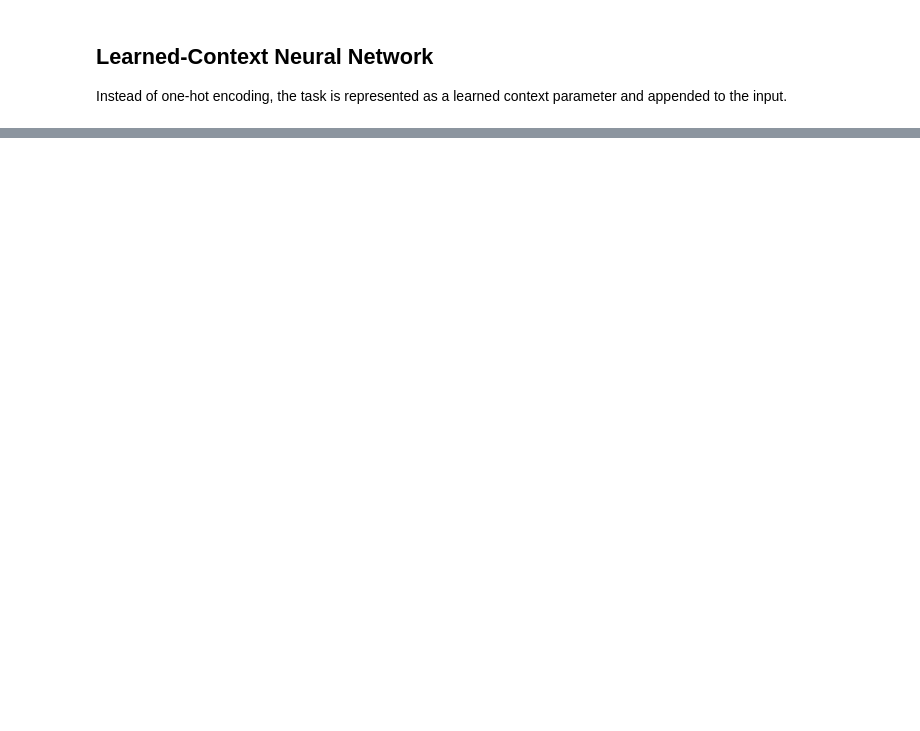
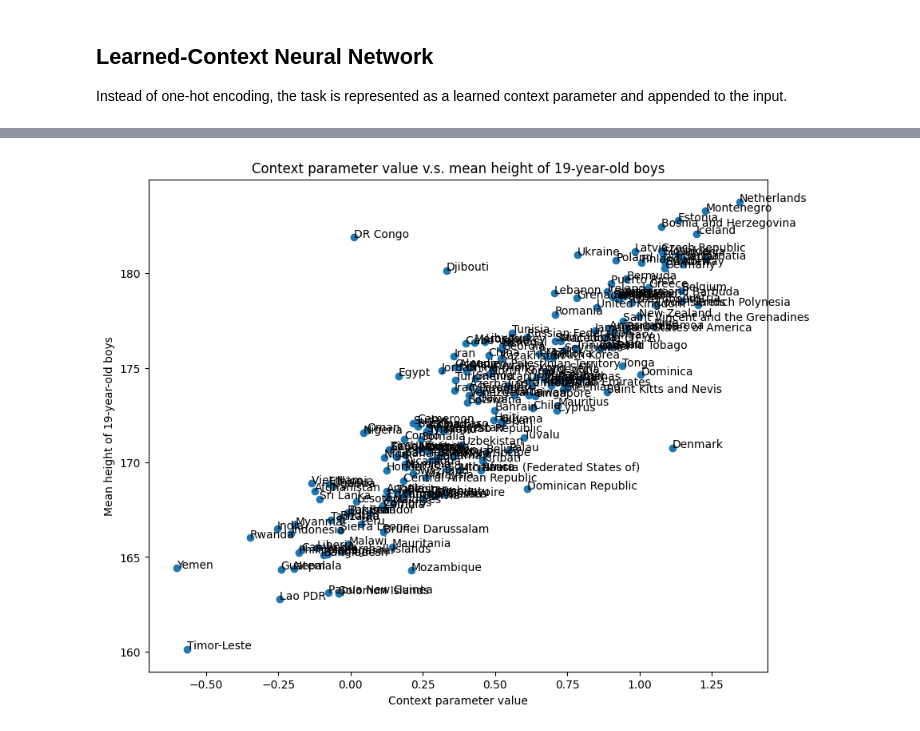
Before and after one commit to alyssa-lee/learned-context-neural-networks, a Jupyter notebook: story.ipynb, the cells around one changed output, grey strips where cells are left out. Drawn from its saved outputs; the diff is of its cells as text; code cells hidden in the pictures; blank space fills up the shorter version.

```diff
--- a/story.ipynb
+++ b/story.ipynb
@@ -165,0 +203,20 @@ RMSD: 0.8091652734694058
+# %%
+model_1d_context = LearnedContextNN(dim_in=3, dim_out=1, dim_hidden=300, n_hidden=3, dim_context=1, n_context=200).to(device)
+loss_fn = nn.MSELoss()
+optimizer = torch.optim.SGD(model_1d_context.parameters(), lr=1e-3)
+
+full_dataset = ContextSensitiveHeightDataset()
+
+training_data, test_data = torch.utils.data.random_split(full_dataset, [0.8, 0.2])
+train_dataloader = DataLoader(training_data, batch_size=50)
+test_dataloader = DataLoader(test_data, batch_size=50)
+
+epochs = 10
+for t in range(epochs):
+    print(f"Epoch {t+1}\n-------------------------------")
+    train(train_dataloader, model_1d_context, loss_fn, optimizer, device)
+    test_loss = test(test_dataloader, model_1d_context, loss_fn, device)
+print("Done!")
+
+print("Loss:", test_loss.item())
+print("RMSD:", np.sqrt(test_loss.item()))
@@ -165,0 +261,16 @@ RMSD: 0.8091652734694058
+# %%
+context_params_1d_context = model_1d_context.get_parameter("context").cpu().detach().numpy()
+
+plt.figure(figsize=(10, 8))
+scatter = plt.scatter(context_params_1d_context, mean_height_19M)
+
+labels=full_dataset.context_labels
+for i in range(len(labels)):
+    plt.annotate(labels[i], (context_params_1d_context.flatten()[i], mean_height_19M[i]))
+
+plt.xlabel('Context parameter value')
+plt.ylabel('Mean height of 19-year-old boys')
+plt.title('Context parameter value v.s. mean height of 19-year-old boys')
+plt.show()
+# %% [output]
+[figure, added]
```
Also changed, not shown: parts of 10 cells of this notebook.
